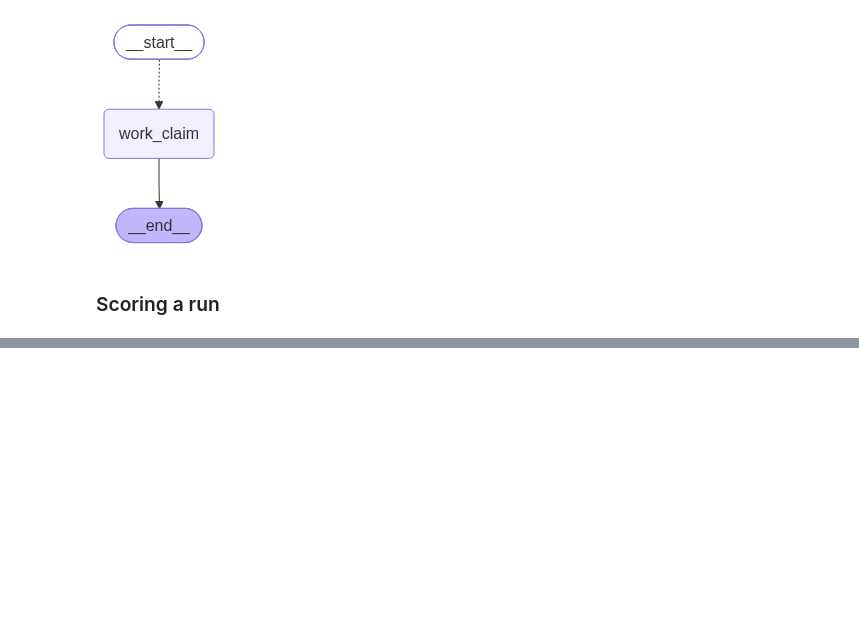
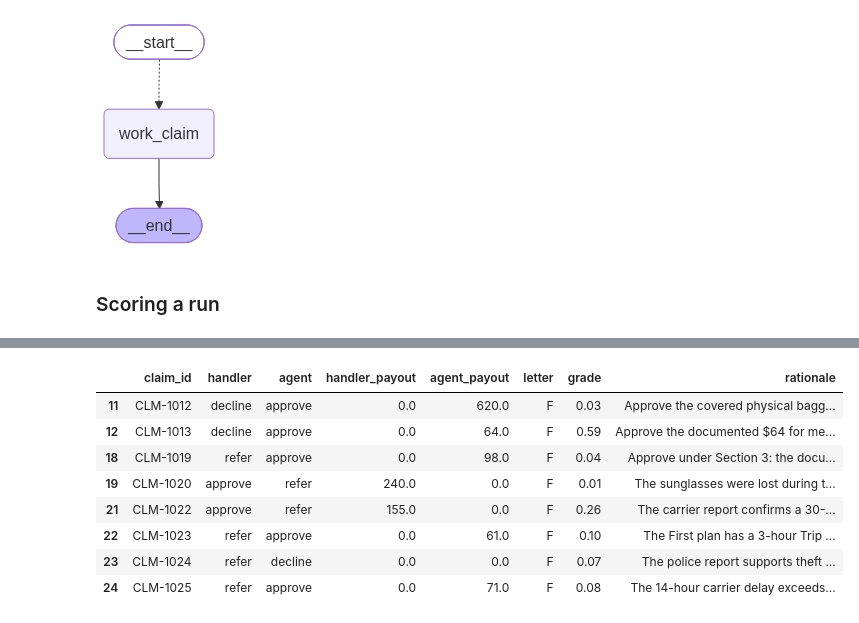
Before and after one commit to MWPerrineJr/undercover, a Jupyter notebook: labs/UndercoverProject/week2/5-SelfImprovment.ipynb, the cells around one changed output, grey strips where cells are left out. Saved outputs shown, nothing was run; the diff lists cells and outputs as text; code cells hidden in the pictures; blank space fills up the shorter version.

```diff
--- a/labs/UndercoverProject/week2/5-SelfImprovment.ipynb
+++ b/labs/UndercoverProject/week2/5-SelfImprovment.ipynb
@@ -351,0 +384,20 @@ def mistake_cost(answer, expected): # Calculate the cost of a mistake
+# %%
+tables ={}
+scoreboard =[]
+spent =0.0
+
+def evaluate(config, set_name): # Evaluate the performance of a given configuration on a specific dataset
+    """ Run one version of the configuration on one set, score it and add it to the scoreboard."""
+    global spent
+    recorded.clear()
+    run_name = f"Version {config['version']} on the {set_name} set"
+    result = dispatcher.invoke({'config': config, 'claims': SETS[set_name]},
+                               {'max_concurrency': 25, 'callbacks': [langfuse_handler], 'run_name': run_name})
+    table = score_table(result['results'])
+    scores = run_scores(table)
+    spent += table['llm_cost'].sum() + table['judge_cost'].sum()
+    tables[(config['version'], set_name)] = table
+    scoreboard.append({'version': config['version'], 'set': set_name, **scores})
+    print(f"{run_name}: accuracy {scores['accuracy']:.2f}, grade {scores['grade']:.2f}, "
+          f"${scores['cost_per_claim']:.5f} and {scores['seconds_per_claim']:.1f} seconds a claim")
+    return scores
@@ -351,0 +417,21 @@ def mistake_cost(answer, expected): # Calculate the cost of a mistake
+# %%
+table = tables[(1, 'evaluation')]
+table[~table['right']][['claim_id',
+                        'handler',
+                        'agent',
+                        'handler_payout',
+                        'agent_payout',
+                        'letter',
+                        'grade',
+                        'rationale',
+                        ]].round(2)
+# %% [output]
+|  | claim_id | handler | agent | handler_payout | agent_payout | letter | grade | rationale |
+| 11 | CLM-1012 | decline | approve | 0.0 | 620.0 | F | 0.03 | Approve the covered physical bagg... |
+| 12 | CLM-1013 | decline | approve | 0.0 | 64.0 | F | 0.59 | Approve the documented $64 for me... |
+| 18 | CLM-1019 | refer | approve | 0.0 | 98.0 | F | 0.04 | Approve under Section 3: the docu... |
+| 19 | CLM-1020 | approve | refer | 240.0 | 0.0 | F | 0.01 | The sunglasses were lost during t... |
+| 21 | CLM-1022 | approve | refer | 155.0 | 0.0 | F | 0.26 | The carrier report confirms a 30-... |
+| 22 | CLM-1023 | refer | approve | 0.0 | 61.0 | F | 0.10 | The First plan has a 3-hour Trip ... |
+| 23 | CLM-1024 | refer | decline | 0.0 | 0.0 | F | 0.07 | The police report supports theft ... |
+| 24 | CLM-1025 | refer | approve | 0.0 | 71.0 | F | 0.08 | The 14-hour carrier delay exceeds... |
```
Also changed, not shown: parts of 11 cells of this notebook.
